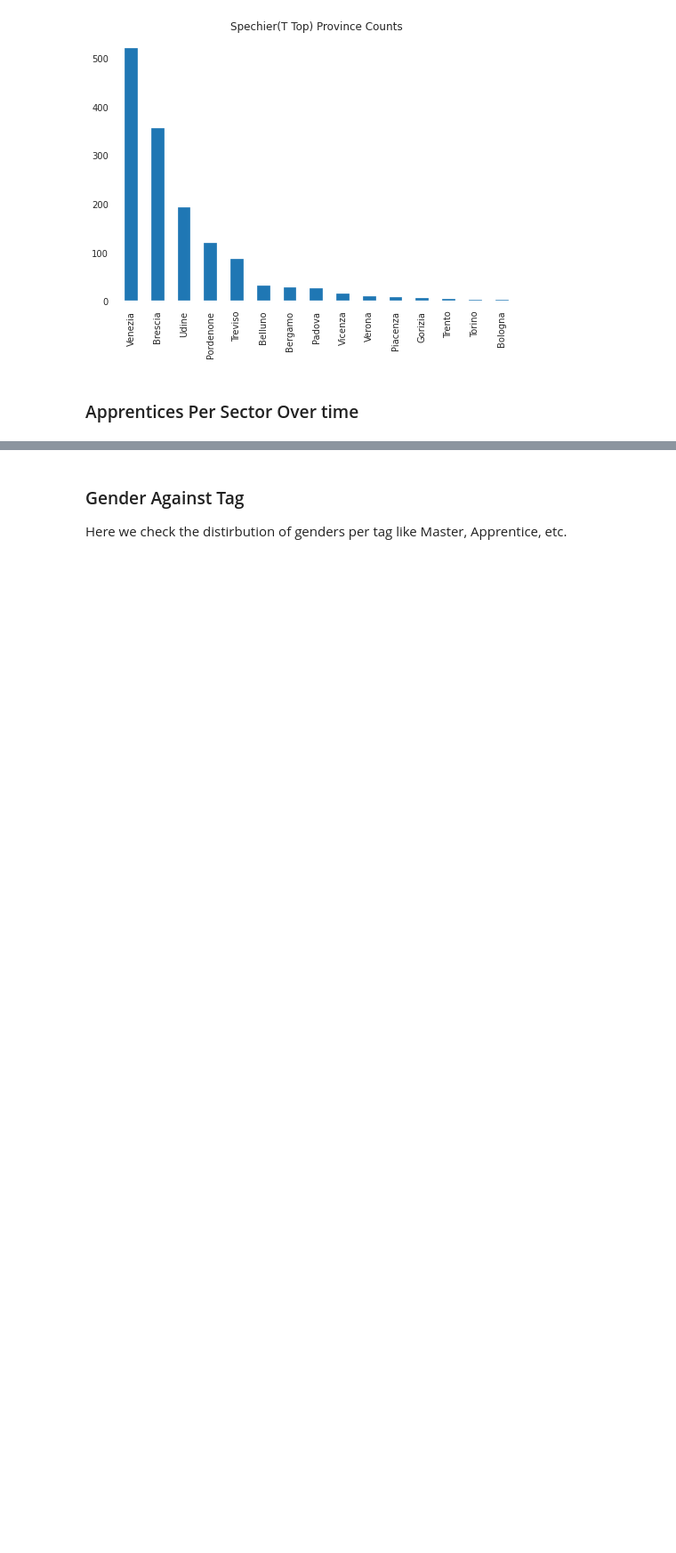
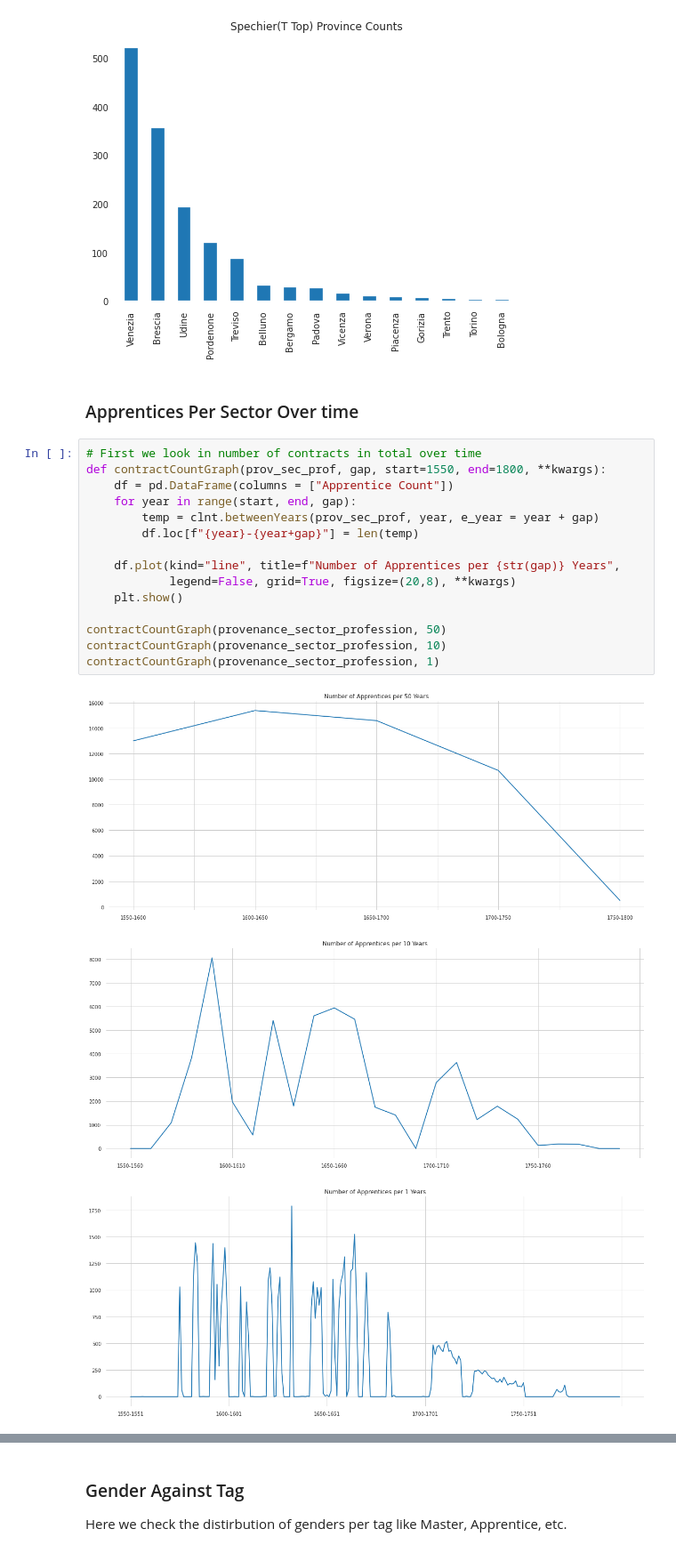
Before and after one commit to AlricRahl/Garzoni-Dataset-Exploration, a Jupyter notebook: src/Progress Notebook.ipynb, the cells around one changed output, grey strips where cells are left out. Shown at 89% size. Saved outputs shown, nothing was run; the diff lists cells and outputs as text; blank space fills up the shorter version.

Commit message:
Added graphs of number of contracts per year and decade

```diff
--- a/src/Progress Notebook.ipynb
+++ b/src/Progress Notebook.ipynb
@@ -682,4 +682,23 @@ for sector in sectors:
 [figure]
 # %% [markdown]
 ### Apprentices Per Sector Over time ###
+# %%
+# First we look in number of contracts in total over time
+def contractCountGraph(prov_sec_prof, gap, start=1550, end=1800, **kwargs):
+    df = pd.DataFrame(columns = ["Apprentice Count"])
+    for year in range(start, end, gap):
+        temp = clnt.betweenYears(prov_sec_prof, year, e_year = year + gap)
+        df.loc[f"{year}-{year+gap}"] = len(temp)
+
+    df.plot(kind="line", title=f"Number of Apprentices per {str(gap)} Years",
+            legend=False, grid=True, figsize=(20,8), **kwargs)
+    plt.show()
+
+contractCountGraph(provenance_sector_profession, 50)
+contractCountGraph(provenance_sector_profession, 10)
+contractCountGraph(provenance_sector_profession, 1)
+# %% [output]
+[figure, added]
+[figure, added]
+[figure, added]
 # %%
```
Also changed, not shown: parts of 1 cell of this notebook.
